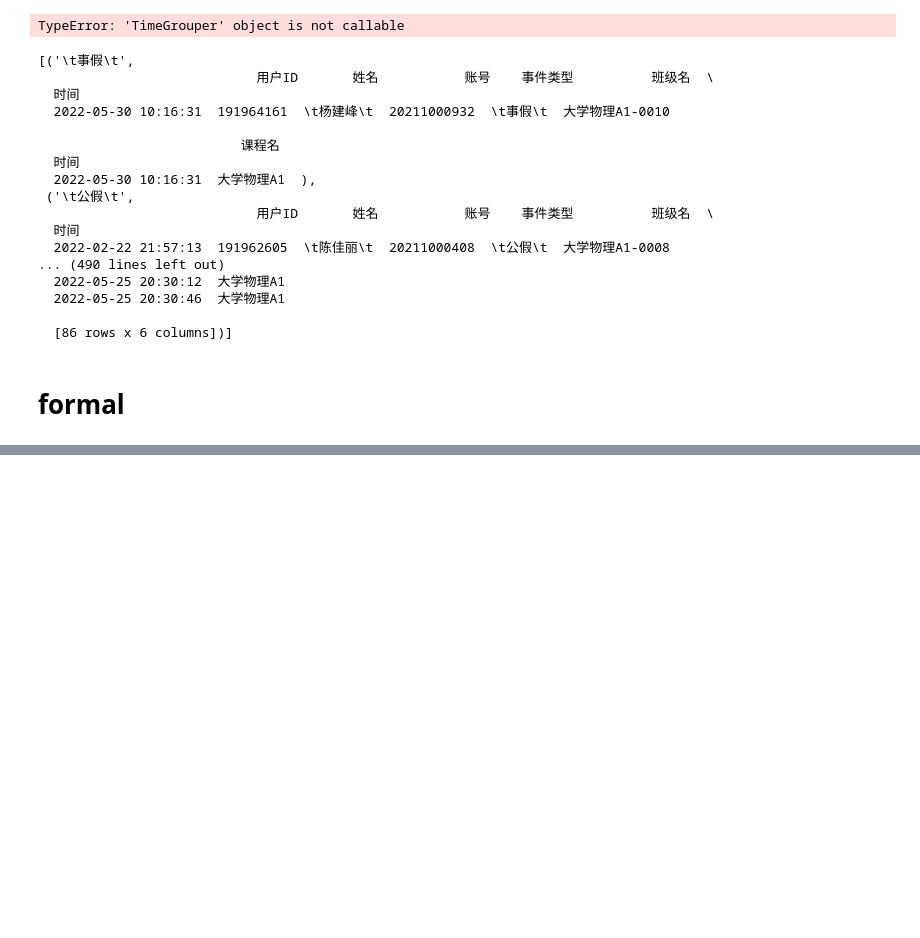
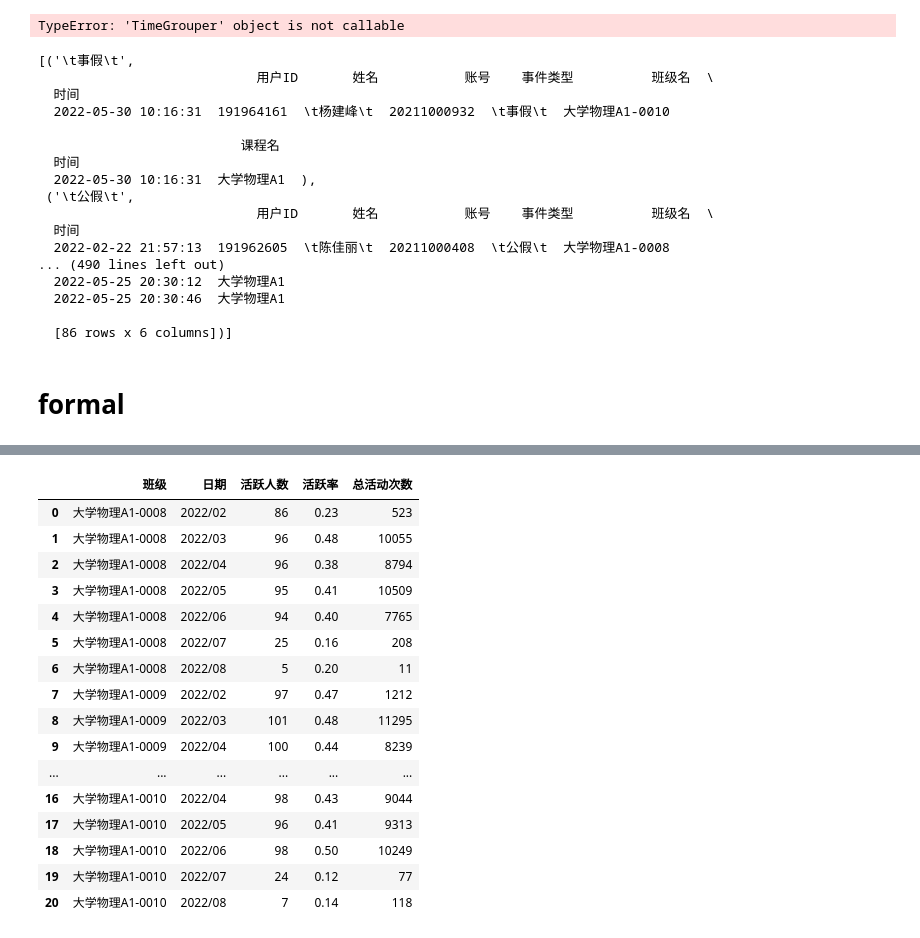
Before and after one commit to Junglepan/Pandas_Learning, a Jupyter notebook: DXWL_DATA/data_processing.ipynb, the cells around one changed output, grey strips where cells are left out. Saved outputs shown, nothing was run; the diff lists cells and outputs as text; code cells hidden in the pictures; blank space fills up the shorter version.

```diff
--- a/DXWL_DATA/data_processing.ipynb
+++ b/DXWL_DATA/data_processing.ipynb
@@ -742,0 +737,59 @@ DatetimeIndex(['2022-02-28', '2022-03-31', '2022-04-30', '2022-05-31',
+# %%
+# 区分不同的行为：学习行为和缺席
+# dict_activit = {'获得考试成绩':1,'参与签到':2,'学生访问章节':3,'完成任务点':4,
+#                 '批阅互评作业':5,'提交作业':6,'提交考试':7,
+#                 '讨论':8,'选人被选中':9,'获得作业成绩':10,}
+# activit_list = list(dict_activit.keys())
+#
+# dict_absence = {'病假':1,'签到已过期':2,'缺勤':3,'公假':4,'事假':5}
+# absence_list = list(dict_absence.keys())
+#
+# df_activity = df_dropTeacher[(df_dropTeacher['事件类型'] != '病假') &
+#     (df_dropTeacher['事件类型'] != '签到已过期') &
+#     (df_dropTeacher['事件类型'] != '缺勤') &
+#     (df_dropTeacher['事件类型'] != '公假') &
+#     (df_dropTeacher['事件类型'] != '事假') ]
+# # print(list(df_activity.groupby('事件类型')))
+
+# print(df_dropTeacher.shape)
+# print(df_activity.shape)
+
+
+list_new = []
+for name1,info in df_dropTeacher.groupby('班级名'):
+#     print(name)
+
+    # 班级
+
+
+
+    # 每个月的活动次数
+
+    for i in range(len(date_range1)):
+        if(i==0):
+            df_M = info[info['时间'] < date_range1[i]]
+        else:
+            df_M = info[(info['时间'] < date_range1[i])&(info['时间'] > date_range1[i-1])]
+#         print(df_M)
+
+    #   日期
+        list_cl = []
+        list_cl.append(name1)
+        list_cl.append(date_range1[i].strftime('%Y/%m'))
+        jiaohu_person = df_M['姓名'].nunique()
+        jiaohu_count = df_M.shape[0]
+        ave_jiaohu = (int)(jiaohu_count/jiaohu_person)
+        huoyue_person = 0;
+        for name2,info1 in df_M.groupby('姓名'):
+            if(info1['事件类型'].count() > ave_jiaohu):
+                huoyue_person = huoyue_person+1
+        # 活跃人数
+        # 活跃率
+        list_cl.append(jiaohu_person)
+        list_cl.append(format(huoyue_person/jiaohu_person,'.2f'))
+        list_cl.append(df_M.shape[0])
+        print(list_cl)
+        list_new.append(list_cl)
+df_new = pd.DataFrame(list_new,columns=['班级','日期','活跃人数','活跃率','总活动次数'])
+df_new
+# %% [output]
@@ -742,0 +813,17 @@ DatetimeIndex(['2022-02-28', '2022-03-31', '2022-04-30', '2022-05-31',
+|  | 班级 | 日期 | 活跃人数 | 活跃率 | 总活动次数 |
+| 0 | 大学物理A1-0008 | 2022/02 | 86 | 0.23 | 523 |
+| 1 | 大学物理A1-0008 | 2022/03 | 96 | 0.48 | 10055 |
+| 2 | 大学物理A1-0008 | 2022/04 | 96 | 0.38 | 8794 |
+| 3 | 大学物理A1-0008 | 2022/05 | 95 | 0.41 | 10509 |
+| 4 | 大学物理A1-0008 | 2022/06 | 94 | 0.40 | 7765 |
+| 5 | 大学物理A1-0008 | 2022/07 | 25 | 0.16 | 208 |
+| 6 | 大学物理A1-0008 | 2022/08 | 5 | 0.20 | 11 |
+| 7 | 大学物理A1-0009 | 2022/02 | 97 | 0.47 | 1212 |
+| 8 | 大学物理A1-0009 | 2022/03 | 101 | 0.48 | 11295 |
+| 9 | 大学物理A1-0009 | 2022/04 | 100 | 0.44 | 8239 |
+| ... | ... | ... | ... | ... | ... |
+| 16 | 大学物理A1-0010 | 2022/04 | 98 | 0.43 | 9044 |
+| 17 | 大学物理A1-0010 | 2022/05 | 96 | 0.41 | 9313 |
+| 18 | 大学物理A1-0010 | 2022/06 | 98 | 0.50 | 10249 |
+| 19 | 大学物理A1-0010 | 2022/07 | 24 | 0.12 | 77 |
+| 20 | 大学物理A1-0010 | 2022/08 | 7 | 0.14 | 118 |
```
Also changed, not shown: parts of 2 cells of this notebook, 1 other file.
